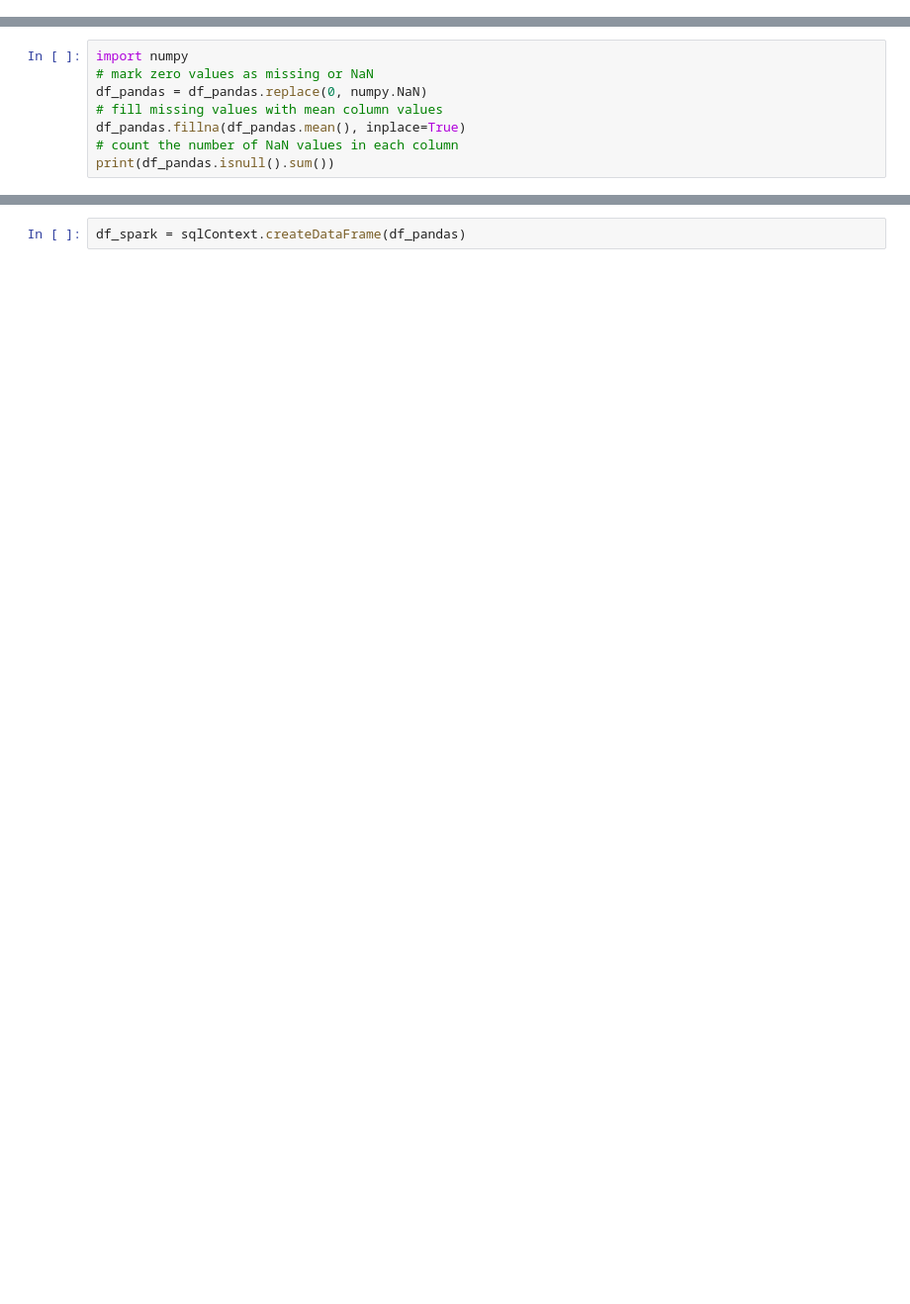
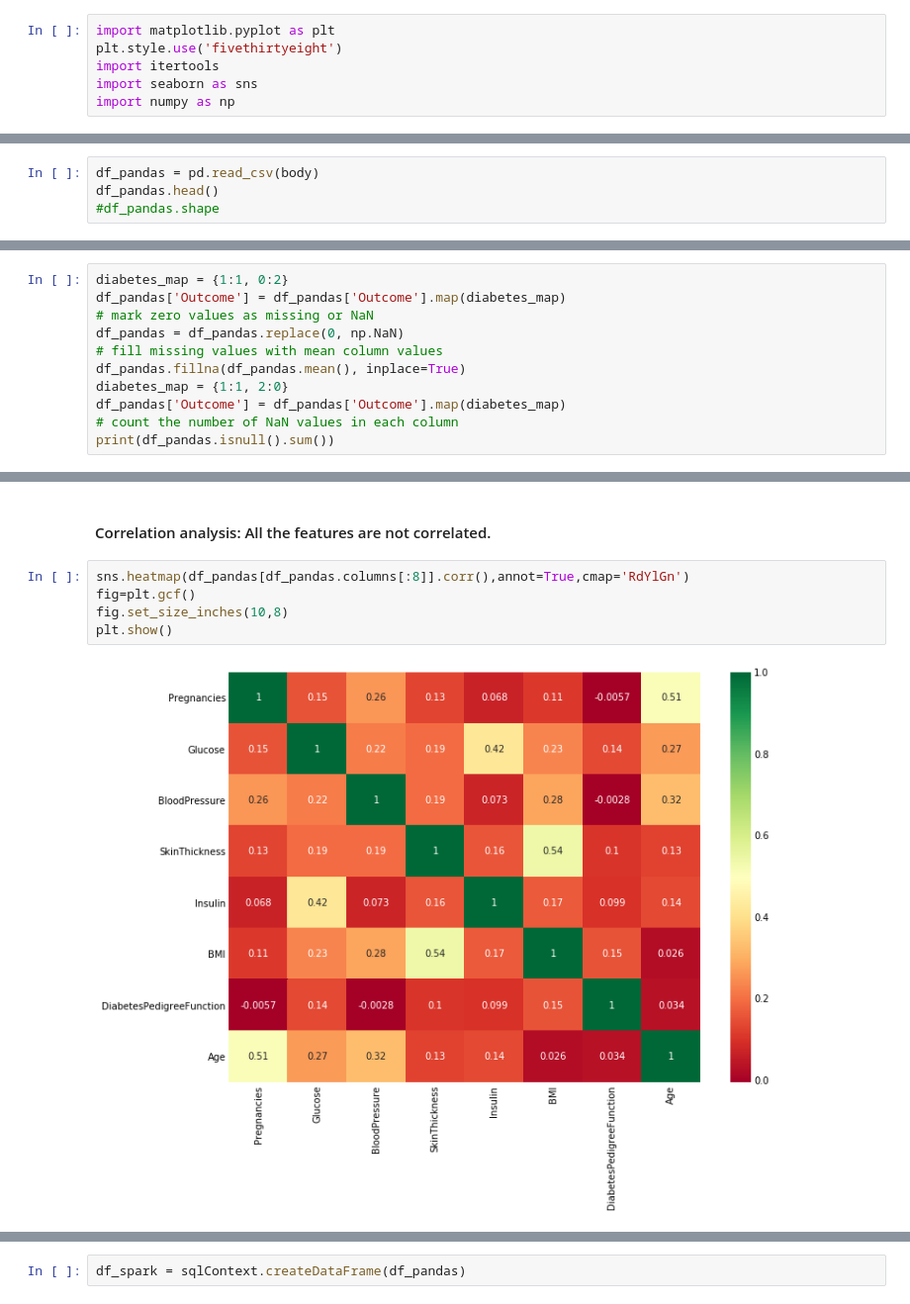
Before and after one commit to fmlin429/DiabetesPredictionAI, a Jupyter notebook: DiabetesPrediction.ipynb, the cells around one changed output, grey strips where cells are left out. Shown at 99% size. Drawn from its saved outputs; the diff is of its cells as text; blank space fills up the shorter version.

```diff
--- a/DiabetesPrediction.ipynb
+++ b/DiabetesPrediction.ipynb
@@ -27,2 +54,8 @@ The learning goals of this notebook are:
+# %%
+import matplotlib.pyplot as plt
+plt.style.use('fivethirtyeight')
+import itertools
+import seaborn as sns
+import numpy as np
 # %%
 # The code was removed by Watson Studio for sharing.
@@ -45,0 +62,4 @@ Explore the loaded data by using the following Apache® Spark DataFrame methods:
+# %%
+df_pandas = pd.read_csv(body)
+df_pandas.head()
+#df_pandas.shape
@@ -77,9 +128,12 @@ As you can see, the data set contains 769 records.
 # %%
-import numpy
+diabetes_map = {1:1, 0:2}
+df_pandas['Outcome'] = df_pandas['Outcome'].map(diabetes_map)
 # mark zero values as missing or NaN
-df_pandas = df_pandas.replace(0, numpy.NaN)
+df_pandas = df_pandas.replace(0, np.NaN)
 # fill missing values with mean column values
 df_pandas.fillna(df_pandas.mean(), inplace=True)
+diabetes_map = {1:1, 2:0}
+df_pandas['Outcome'] = df_pandas['Outcome'].map(diabetes_map)
 # count the number of NaN values in each column
 print(df_pandas.isnull().sum())
 # %% [output]
@@ -143,0 +160,9 @@ df_pandas.head(10)
+# %% [markdown]
+#### Correlation analysis: All the features are not correlated.
+# %%
+sns.heatmap(df_pandas[df_pandas.columns[:8]].corr(),annot=True,cmap='RdYlGn')
+fig=plt.gcf()
+fig.set_size_inches(10,8)
+plt.show()
+# %% [output]
+[figure, added]
```
Also changed, not shown: parts of 74 cells of this notebook.
